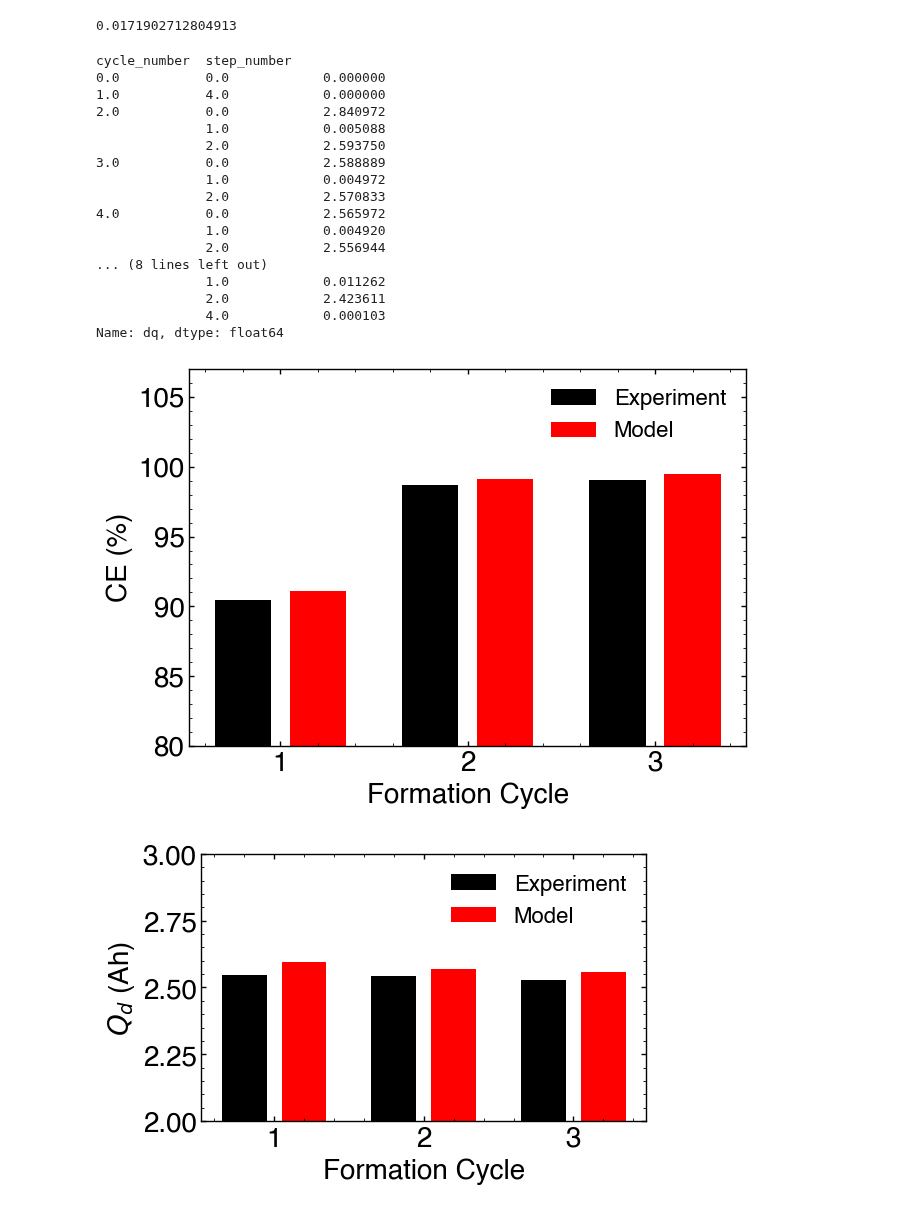
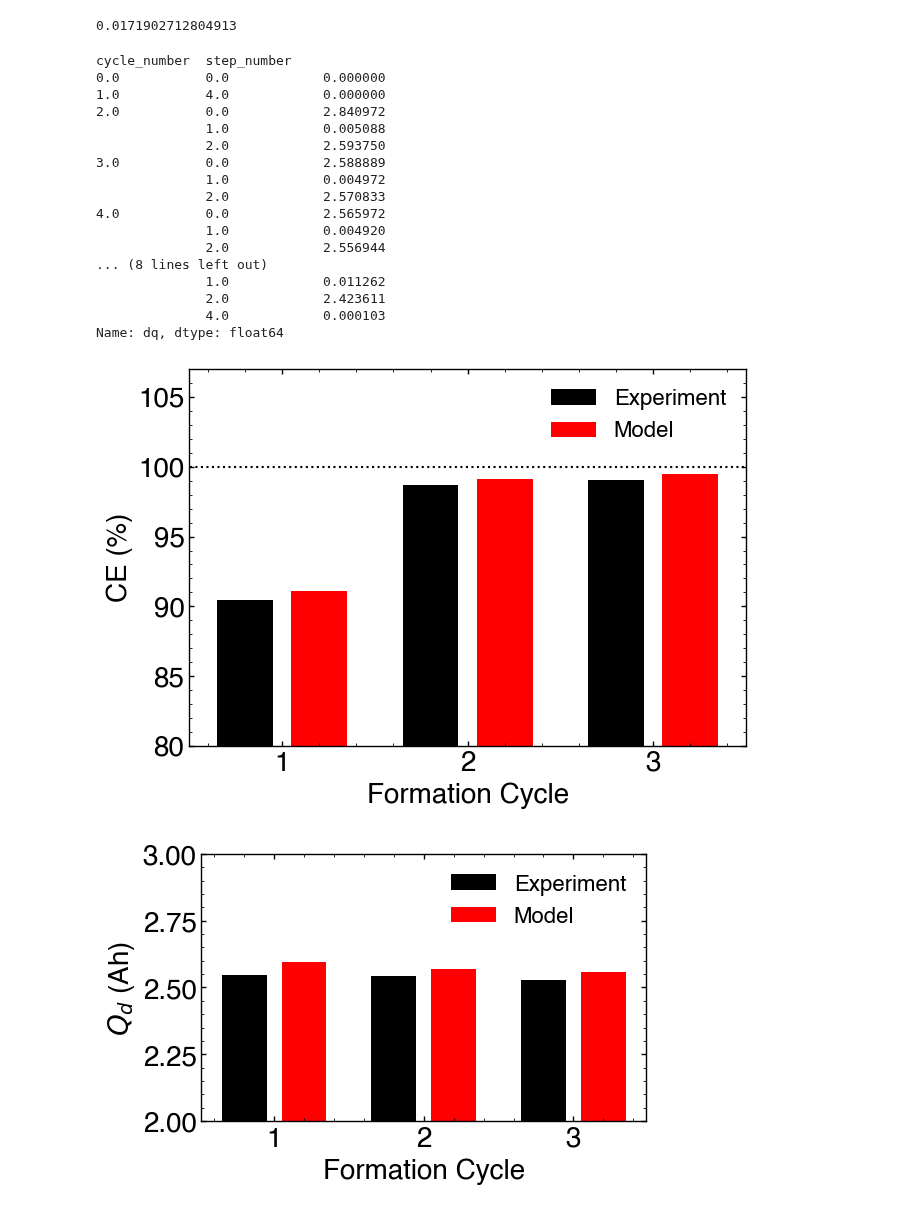
Before and after one commit to wengandrew/formation-modeling, a Jupyter notebook: notebooks/2023_05_09_fig_validation_1.ipynb, the cells around one changed output. Drawn from its saved outputs; the diff is of its cells as text; code cells hidden in the pictures.

```diff
--- a/notebooks/2023_05_09_fig_validation_1.ipynb
+++ b/notebooks/2023_05_09_fig_validation_1.ipynb
@@ -287,11 +287,13 @@ plt.figure(figsize=(7, 5))
 xx = np.array([1, 2, 3])
 plt.bar(xx-0.2, df_meas_agg['ce']*100, color='k', width=0.3, label='Experiment')
 plt.bar(xx+0.2, ce_sim*100, color='r', width=0.3, label='Model')
+plt.hlines(y=100, xmin=0, xmax=4, color='k', linestyle=':')
 plt.ylabel('CE (%)')
 plt.xlabel('Formation Cycle')
 plt.grid(False)
 plt.legend(loc='upper right', fontsize=16)
 plt.ylim([80, 107])
+plt.xlim((0.5, 3.5))
 plt.xticks([1, 2, 3])
 plt.savefig(f'outputs/figures/fig_ce_{tag}.png', dpi=150)
 
@@ -331,34 +333,34 @@ plt.legend(loc='upper right', fontsize=12)
 plt.savefig(f'outputs/figures/fig_thetan_{tag}.png')
 
 # Make the plot
 plt.figure(figsize=(6, 4))
 xx = np.array([1, 2, 3])
 plt.bar(xx, theta_p0_sim, color='r', width=0.3, label='Model')
 # plt.hlines(y=0.842, xmin=1, xmax=3, color='k', label='dV/dQ, post-formation')
 plt.ylabel(r'$\theta_{p,0}$')
 plt.xlabel('Cycle')
 plt.grid(False)
 plt.legend(loc='lower right', fontsize=16)
 plt.savefig(f'outputs/figures/fig_thetap_{tag}.png')
 # %% [output]
 cycle_number  step_number
 0.0           0.0            0.000000
 1.0           4.0            0.000000
 2.0           0.0            2.840972
               1.0            0.005088
               2.0            2.593750
 3.0           0.0            2.588889
               1.0            0.004972
               2.0            2.570833
 4.0           0.0            2.565972
               1.0            0.004920
               2.0            2.556944
 ... (8 lines left out)
               1.0            0.011262
               2.0            2.423611
               4.0            0.000103
 Name: dq, dtype: float64
-[figure, old version]
+[figure, new version]
 [figure]
 [figure]
 [figure]
```
Also changed, not shown: parts of 1 cell of this notebook, 3 other files.
